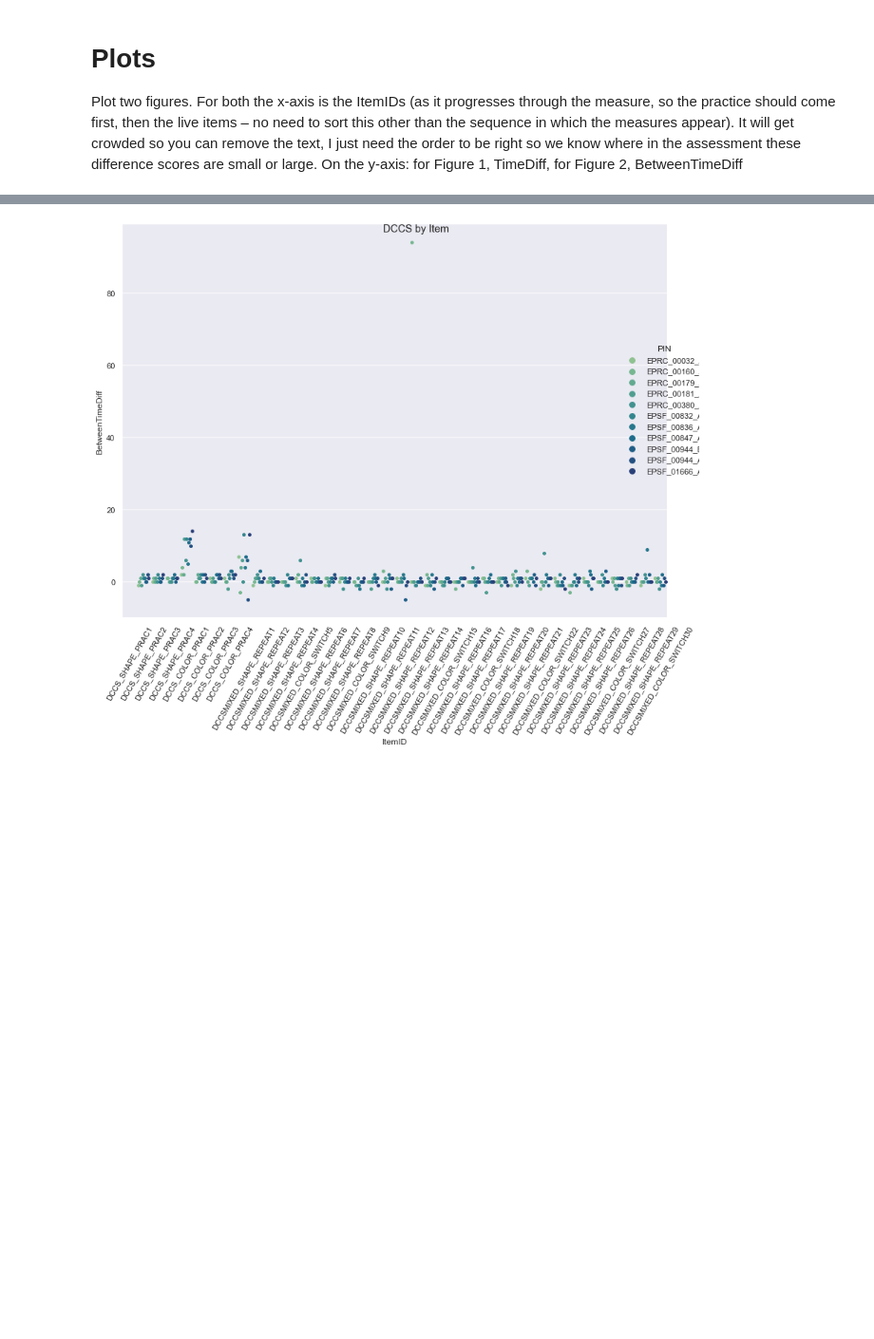
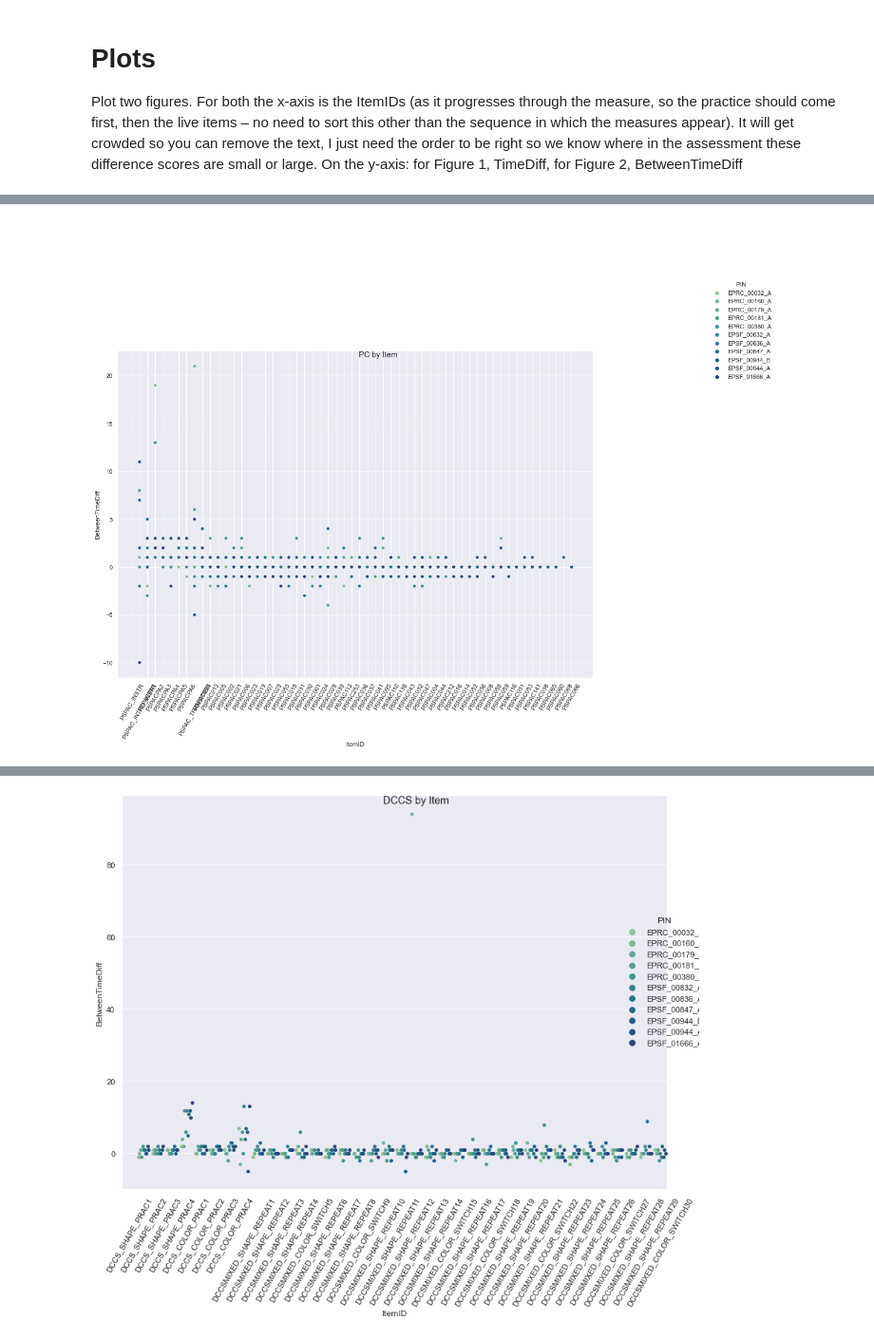
Before and after one commit to tianchu-shu/NWMSS, a Jupyter notebook: Timing_issue.ipynb, the cells around one changed output, grey strips where cells are left out. Shown at 95% size. Cells and saved outputs as stored; diff of their text form; code cells hidden in the pictures; blank space fills up the shorter version.

```diff
--- a/Timing_issue.ipynb
+++ b/Timing_issue.ipynb
@@ -276 +306,10 @@ On the y-axis: for Figure 1, TimeDiff, for Figure 2, BetweenTimeDiff
+# %%
+g=sns.relplot(data=pc,  x="ItemID", y="BetweenTimeDiff", hue='PIN', palette="crest",height=9, aspect=13/9)
+g.set_xticklabels(rotation=60)
+g.despine(trim=True)
+g.fig.suptitle("PC by Item")
+leg = g._legend
+leg.set_bbox_to_anchor([1.2,1.2])
+# %% [output]
+[figure, added]
 # %%
```
Also changed, not shown: parts of 8 cells of this notebook.
